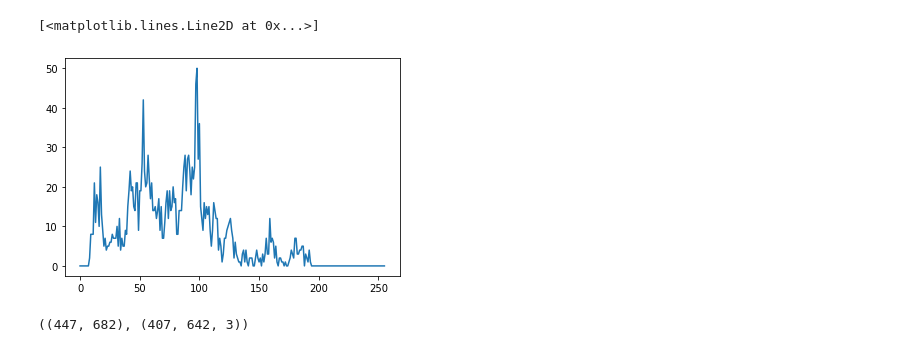
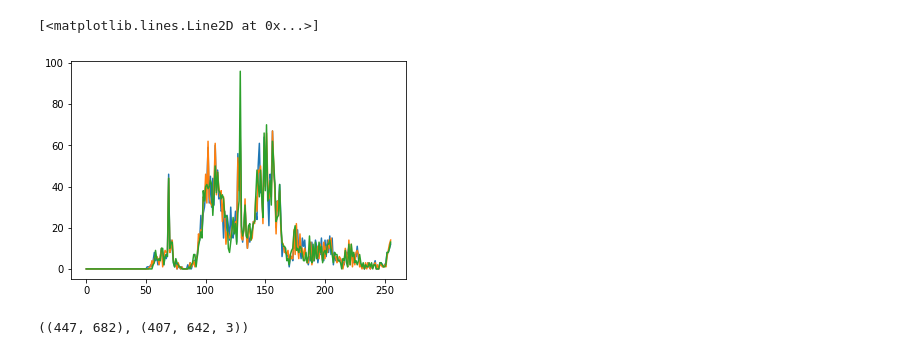
Before and after one commit to CrzongA/dyslexia_eyetracking, a Jupyter notebook: pupiltracking/src/test.ipynb, the cells around one changed output. Drawn from its saved outputs; the diff is of its cells as text; code cells hidden in the pictures.

```diff
--- a/pupiltracking/src/test.ipynb
+++ b/pupiltracking/src/test.ipynb
@@ -11,21 +27,4 @@ SQRT_2 = np.sqrt(2)
 # %%
-import numpy as np
-import cv2 as cv
-from numpy.core.arrayprint import repr_format
-import functools, copy
-
-SQRT_2 = np.sqrt(2)
-
-class HaarFeature:
-    def __init__(self, r1, r2) -> None:
-        self.r_inner = r1
-        self.r_outer = r2
-
-        count_inner = self.r_inner ** 2
-        count_outer = self.r_outer ** 2 - self.r_inner ** 2
-        self.val_inner = 1.0 / (self.r_inner / self.r_outer)
-        self.val_outer = -self.val_inner * count_inner / count_outer
-
 # roi: y0 x0 y1 x1
 def getROI(src, roi, dst=None):
     x0 = 0
@@ -65,7 +64,7 @@ def findPupilEllipse(img: np.ndarray, pupilParams, out):
 
     minResponse = np.Infinity
     minValPoint = []
-    minValIn = [minResponse, minValPoint]
+    minValIn = [minResponse, minValPoint, 0]
     minValOut = copy.deepcopy(minValIn)
     pHaarPupil = ()
 
@@ -77,7 +76,6 @@ def findPupilEllipse(img: np.ndarray, pupilParams, out):
         hf = HaarFeature(r_inner, r_outer)
 
         # **unoptimized**
-        istep = ((img.shape[0] - r - r - 1)//ystep + 1) // 8
         for y in range(0, (img.shape[0] - r - r -1)//ystep + 1, ystep):
             # original illustration of haar kernel and corresponding points, too good not to copy.
             # row1_outer.|         |  p00._____________________.p01
@@ -129,8 +127,8 @@ def findPupilEllipse(img: np.ndarray, pupilParams, out):
         if (minValOut[0] < minResponse):
             minResponse = minValOut[0]
             pHaarPupil = minValOut[1]
-            haarRadius = r
-            print(minResponse)
+            minValOut[2] = haarRadius = r
+            print(response)
 
     haarRadius = (int)(haarRadius * SQRT_2)
 
@@ -144,14 +142,16 @@ def findPupilEllipse(img: np.ndarray, pupilParams, out):
 # %%
 # capture one frame for sample
 # cap = cv.VideoCapture('F:\\LEONLAH\\myprojects\\dyslexia_eyetracking\\docs\\eyesmaple-d.jpg')
-cap = cv.VideoCapture('C:\\LEONLAH\\myprojects\\dyslexia_eyetracking\\docs\\eyesample-d.jpg')
+cap = cv.VideoCapture('C:\\LEONLAH\\myprojects\\dyslexia_eyetracking\\docs\\eyesample-2.jpg')
 _, frame = cap.read()
 cap.release()
+frame = resizeInput(frame)
+frame = frame[0:frame.shape[0], 0:(int)(frame.shape[1]*0.8), :]
 # %%
 class pupilParams:
     def __init__(self):
-        self.r_min = 100
-        self.r_max = 200
+        self.r_min = 50
+        self.r_max = 100
 
     def setparam(self, min, max):
         self.r_max = max
@@ -183,9 +171,18 @@ gray = cv.cvtColor(frame, cv.COLOR_BGR2GRAY)
 # expand img to allow haar kernel to scan all edges without out-of-bound cases.
 imgPad = cv.copyMakeBorder(gray, padding, padding, padding, padding, cv.BORDER_REPLICATE)
 integral = cv.integral(imgPad)
-# %%
-plt.plot(hist)
-# %% [output]
-[<matplotlib.lines.Line2D at 0x...>]
-[figure, removed]
+# %%
+histSize = [256]
+histRange = (0, 256)
+b_hist = cv.calcHist(mHaarPupil, [0], None, histSize, histRange, accumulate=False)
+g_hist = cv.calcHist(mHaarPupil, [1], None, histSize, histRange, accumulate=False)
+r_hist = cv.calcHist(mHaarPupil, [2], None, histSize, histRange, accumulate=False)
+p1, ax1 = plt.subplots()
+# p2, ax2 = plt.subplots()
+ax1.plot(b_hist)
+ax1.plot(g_hist)
+ax1.plot(r_hist)
+# %% [output]
+[<matplotlib.lines.Line2D at 0x...>]
+[figure, added]
 # %%
```
Also changed, not shown: parts of 5 cells of this notebook, 3 other files.
